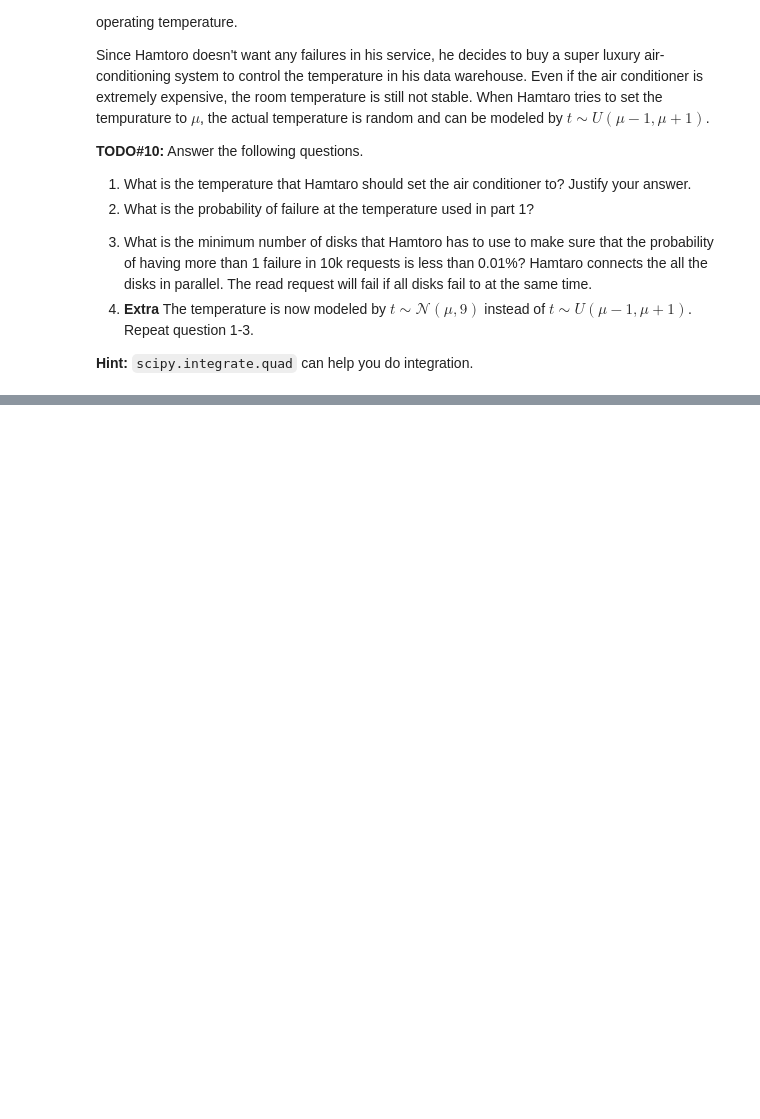
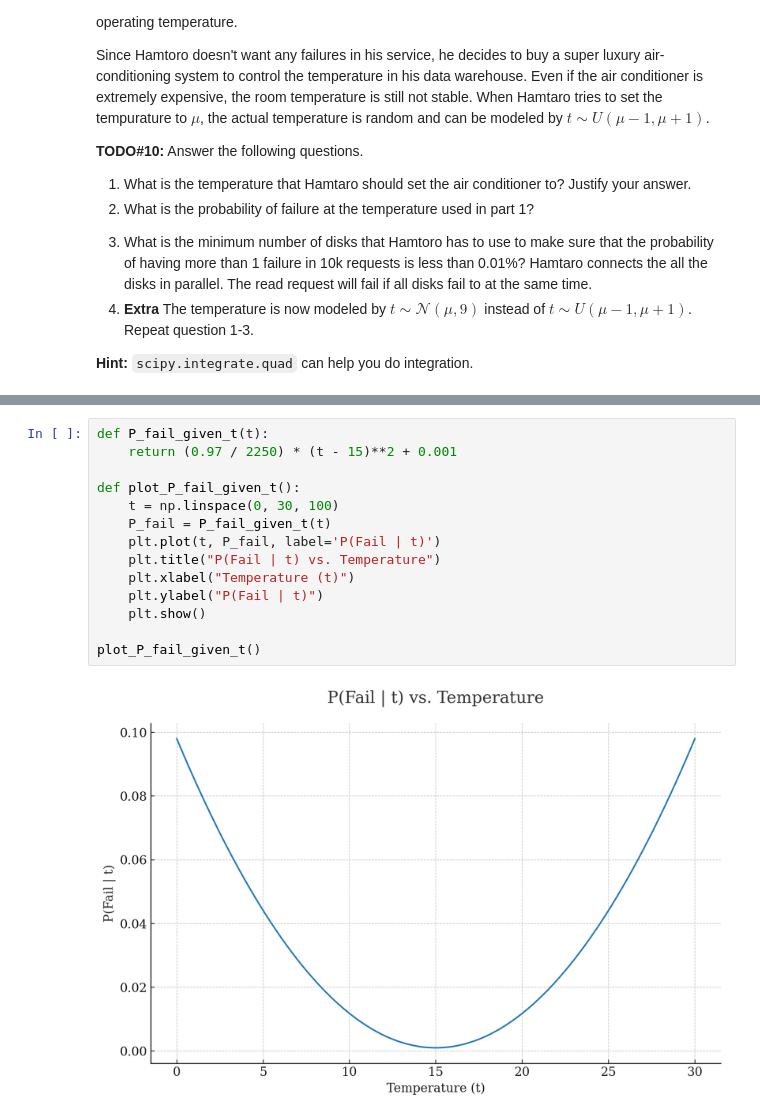
Before and after one commit to pupipatsk/Comp-Eng-Math-II, a Jupyter notebook: assignment/9-Probability/Assingment-9.ipynb, the cells around one changed output, grey strips where cells are left out. Saved outputs shown, nothing was run; the diff lists cells and outputs as text; blank space fills up the shorter version.

```diff
--- a/assignment/9-Probability/Assingment-9.ipynb
+++ b/assignment/9-Probability/Assingment-9.ipynb
@@ -407,0 +435,16 @@ Since Hamtoro doesn't want any failures in his service, he decides to buy a supe
+# %%
+def P_fail_given_t(t):
+    return (0.97 / 2250) * (t - 15)**2 + 0.001
+
+def plot_P_fail_given_t():
+    t = np.linspace(0, 30, 100)
+    P_fail = P_fail_given_t(t)
+    plt.plot(t, P_fail, label='P(Fail | t)')
+    plt.title("P(Fail | t) vs. Temperature")
+    plt.xlabel("Temperature (t)")
+    plt.ylabel("P(Fail | t)")
+    plt.show()
+
+plot_P_fail_given_t()
+# %% [output]
+[figure, added]
```
Also changed, not shown: parts of 13 cells of this notebook.
